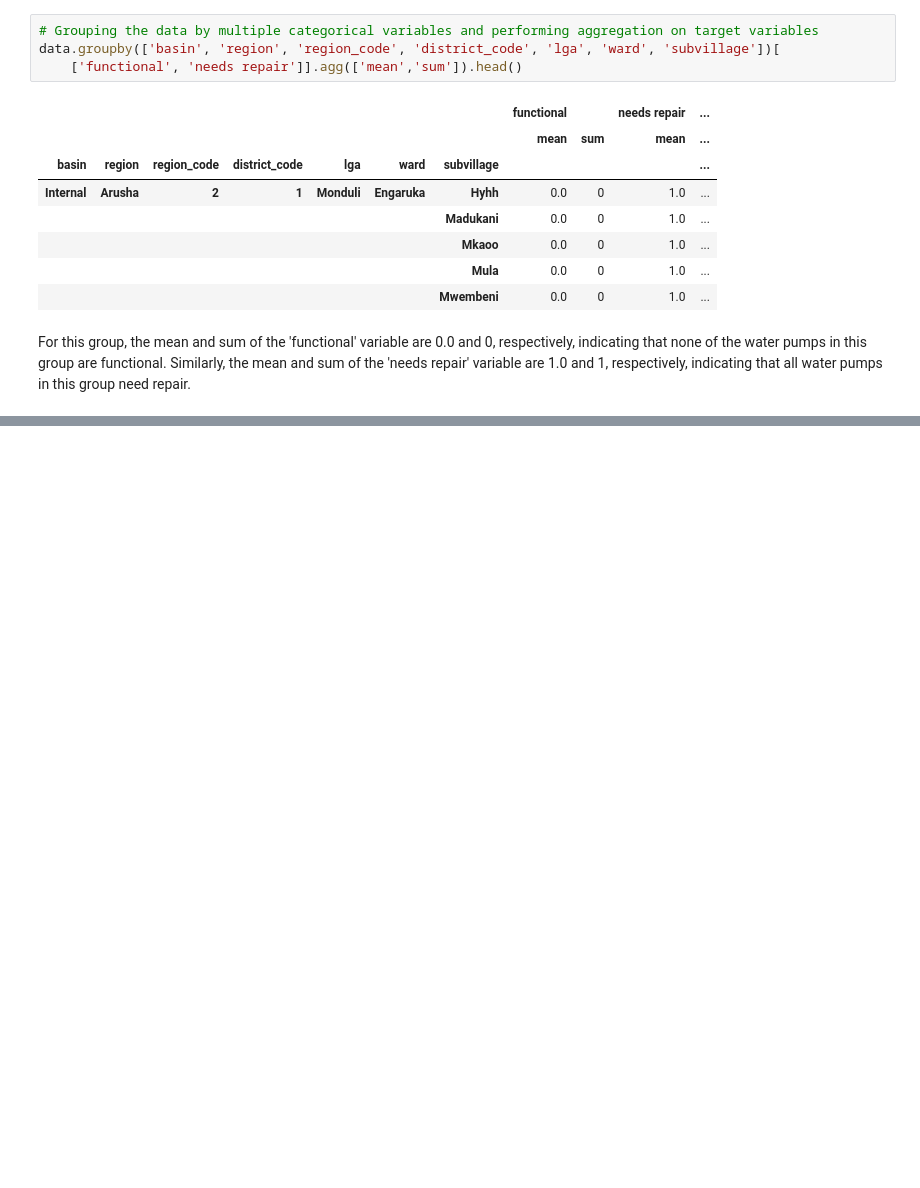
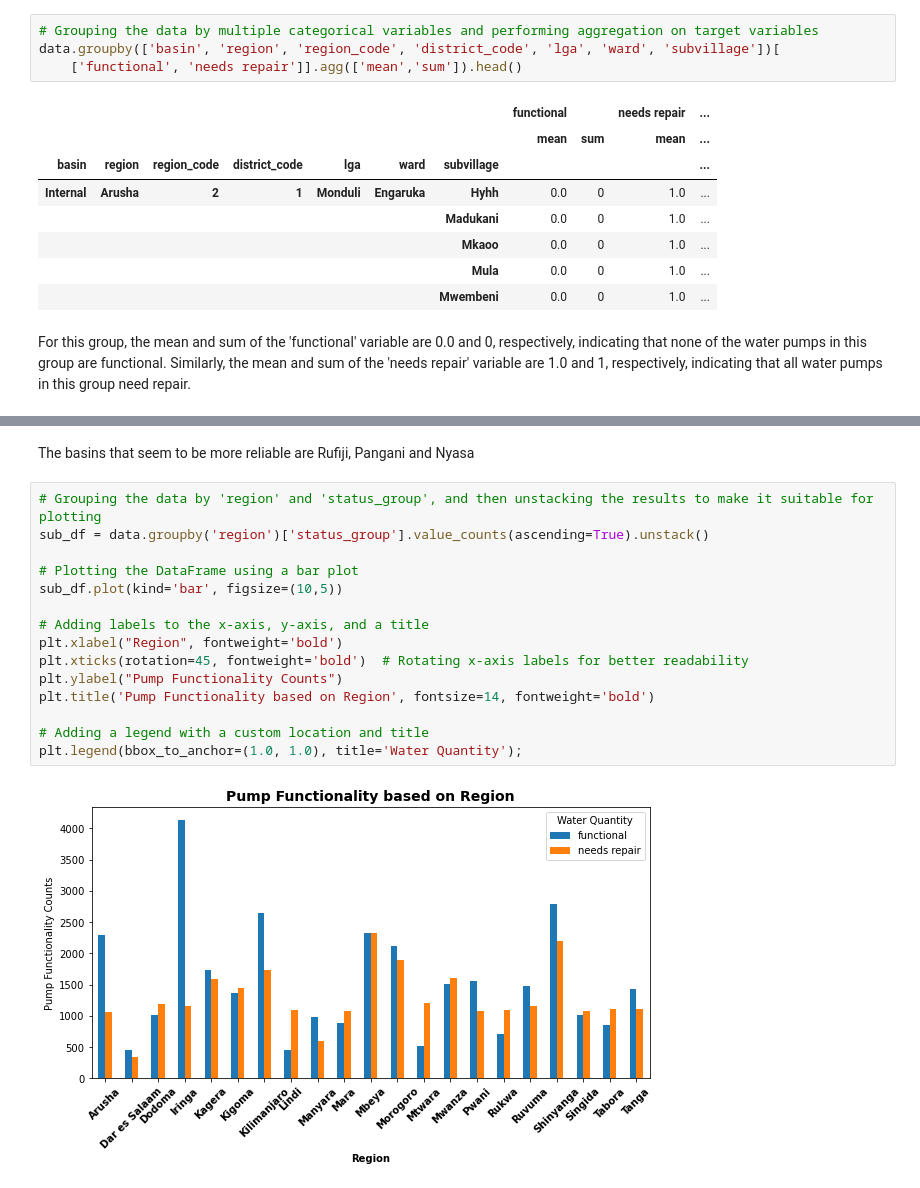
Before and after one commit to MyraKadenge/dsc-phase-3-project-v2-3, a Jupyter notebook: index.ipynb, the cells around one changed output, grey strips where cells are left out. Saved outputs shown, nothing was run; the diff lists cells and outputs as text; blank space fills up the shorter version.

```diff
--- a/index.ipynb
+++ b/index.ipynb
@@ -493,0 +511,19 @@ For this group, the mean and sum of the 'functional' variable are 0.0 and 0, res
+# %% [markdown]
+The basins that seem to be more reliable are Rufiji, Pangani and Nyasa
+# %%
+# Grouping the data by 'region' and 'status_group', and then unstacking the results to make it suitable for plotting
+sub_df = data.groupby('region')['status_group'].value_counts(ascending=True).unstack()
+
+# Plotting the DataFrame using a bar plot
+sub_df.plot(kind='bar', figsize=(10,5))
+
+# Adding labels to the x-axis, y-axis, and a title
+plt.xlabel("Region", fontweight='bold')
+plt.xticks(rotation=45, fontweight='bold')  # Rotating x-axis labels for better readability
+plt.ylabel("Pump Functionality Counts")
+plt.title('Pump Functionality based on Region', fontsize=14, fontweight='bold')
+
+# Adding a legend with a custom location and title
+plt.legend(bbox_to_anchor=(1.0, 1.0), title='Water Quantity');
+# %% [output]
+[figure, added]
```
Also changed, not shown: parts of 23 cells of this notebook.
